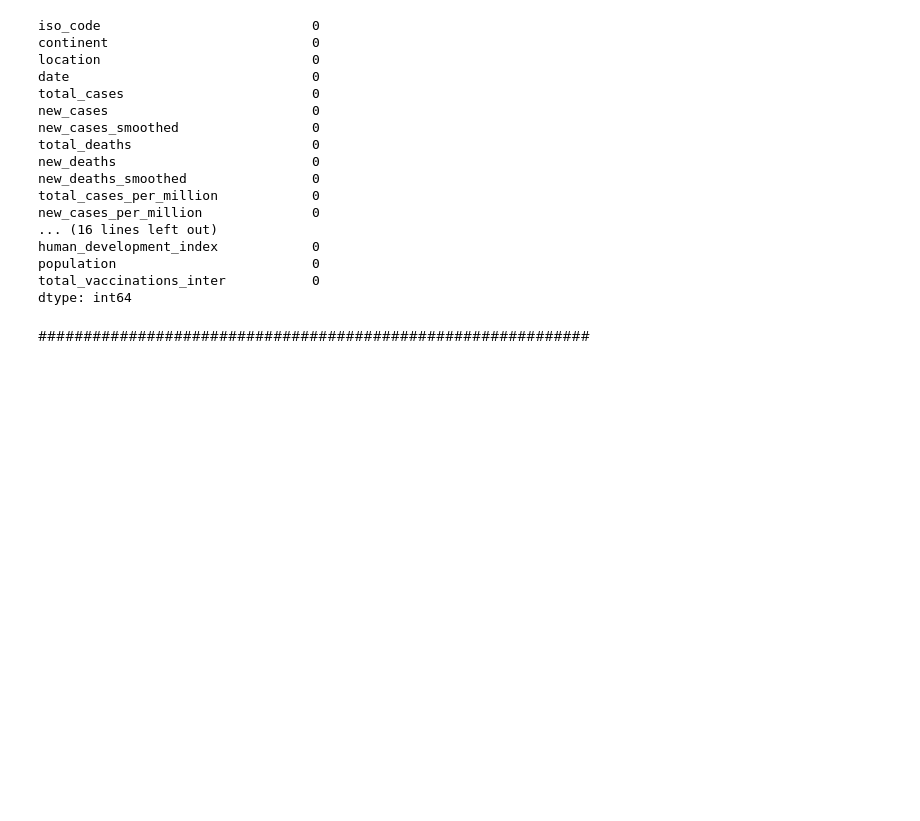
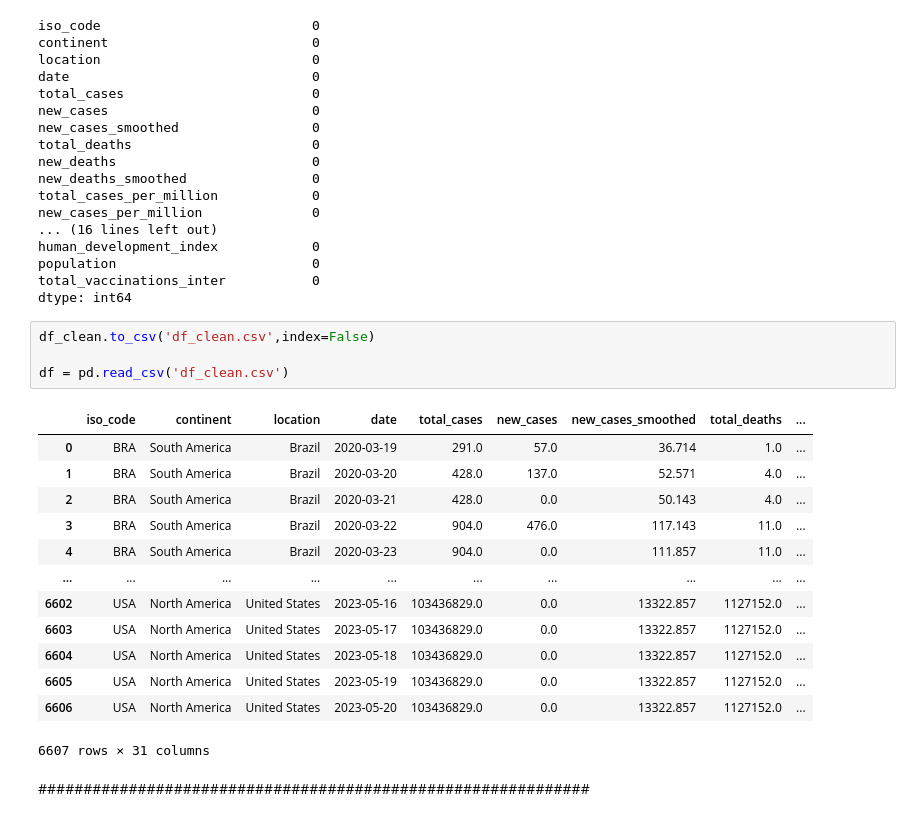
Before and after one commit to awildt01/Covid19-Datenvisualisierung, a Jupyter notebook: Analyse_und_Visualization_covid19.ipynb, the cells around one changed output. Drawn from its saved outputs; the diff is of its cells as text; blank space fills up the shorter version.

```diff
--- a/Analyse_und_Visualization_covid19.ipynb
+++ b/Analyse_und_Visualization_covid19.ipynb
@@ -825,6 +825,24 @@ human_development_index            0
 population                         0
 total_vaccinations_inter           0
 dtype: int64
+# %%
+df_clean.to_csv('df_clean.csv',index=False)
+
+df = pd.read_csv('df_clean.csv')
+# %% [output]
+|  | iso_code | continent | location | date | total_cases | new_cases | new_cases_smoothed | total_deaths | ... |
+| 0 | BRA | South America | Brazil | 2020-03-19 | 291.0 | 57.0 | 36.714 | 1.0 | ... |
+| 1 | BRA | South America | Brazil | 2020-03-20 | 428.0 | 137.0 | 52.571 | 4.0 | ... |
+| 2 | BRA | South America | Brazil | 2020-03-21 | 428.0 | 0.0 | 50.143 | 4.0 | ... |
+| 3 | BRA | South America | Brazil | 2020-03-22 | 904.0 | 476.0 | 117.143 | 11.0 | ... |
+| 4 | BRA | South America | Brazil | 2020-03-23 | 904.0 | 0.0 | 111.857 | 11.0 | ... |
+| ... | ... | ... | ... | ... | ... | ... | ... | ... | ... |
+| 6602 | USA | North America | United States | 2023-05-16 | 103436829.0 | 0.0 | 13322.857 | 1127152.0 | ... |
+| 6603 | USA | North America | United States | 2023-05-17 | 103436829.0 | 0.0 | 13322.857 | 1127152.0 | ... |
+| 6604 | USA | North America | United States | 2023-05-18 | 103436829.0 | 0.0 | 13322.857 | 1127152.0 | ... |
+| 6605 | USA | North America | United States | 2023-05-19 | 103436829.0 | 0.0 | 13322.857 | 1127152.0 | ... |
+| 6606 | USA | North America | United States | 2023-05-20 | 103436829.0 | 0.0 | 13322.857 | 1127152.0 | ... |
+6607 rows × 31 columns
 # %% [markdown]
 #############################################################
 # %%
```
